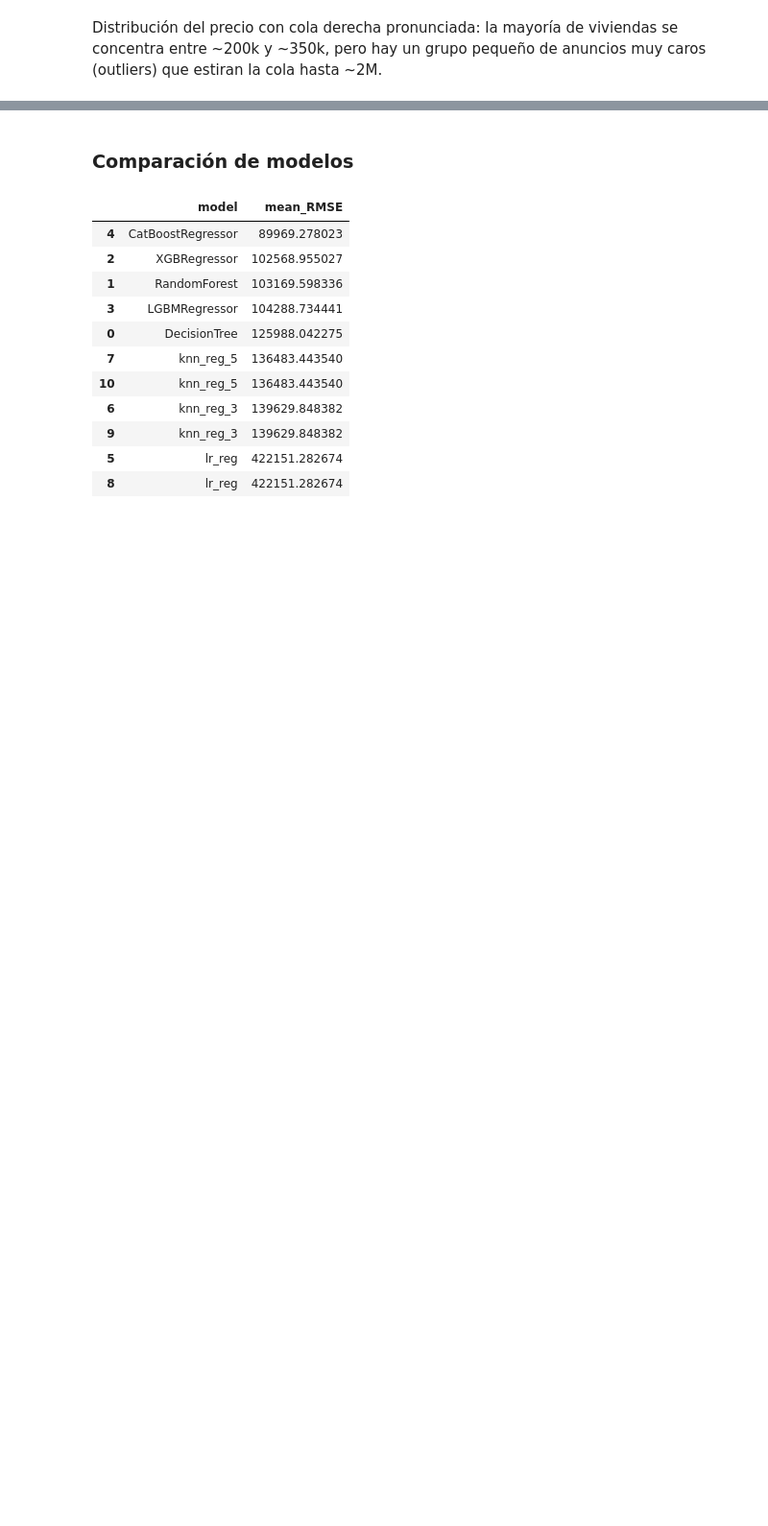
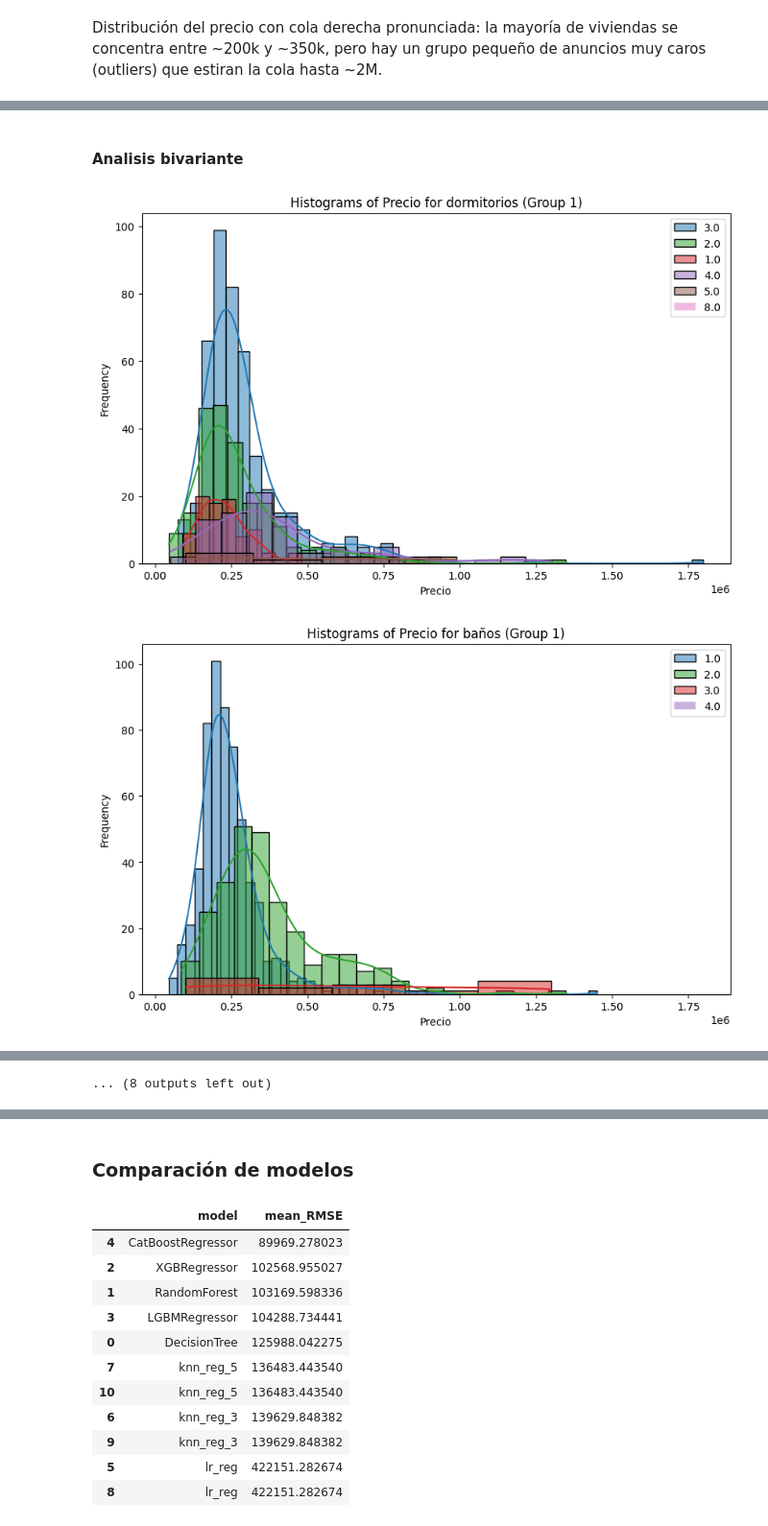
Before and after one commit to mrosm-dev/ML_Prediccion_Precio_Vivienda_Madrid, a Jupyter notebook: src/cajon_basura/notebook_pipeline -Mili.ipynb, the cells around one changed output, grey strips where cells are left out. Shown at 96% size. Cells and saved outputs as stored; diff of their text form; code cells hidden in the pictures; blank space fills up the shorter version.

```diff
--- a/src/cajon_basura/notebook_pipeline -Mili.ipynb
+++ b/src/cajon_basura/notebook_pipeline -Mili.ipynb
@@ -142,6 +155,6 @@ Clasificación sugerida para 973 filas, con un umbral para categórica nominal d
 # %%
 binaria = tipifica_variables(X_train_limpio)['Categorica_Binaria']
-categorica = tipifica_variables(X_train_limpio)['Categorica_Nominal']
+categoricas = tipifica_variables(X_train_limpio)['Categorica']
 num_discreta = tipifica_variables(X_train_limpio)['Numerica_Discreta']
 num_continua = tipifica_variables(X_train_limpio)['Numerica_Continua']
 numericas = num_discreta + num_continua
@@ -151,0 +165,5 @@ X_train_limpio[numericas].hist(figsize=(14, 10));
+# %%
+train_set = X_train_limpio.copy()
+train_set['Precio'] = y_train.values
+target = 'Precio'
+train_set
@@ -151,0 +184,12 @@ X_train_limpio[numericas].hist(figsize=(14, 10));
+# %% [markdown]
+#### Analisis bivariante
+# %%
+
+for col in (categoricas + binaria):
+    if col in train_set.columns:
+        bt.plot_grouped_histograms(train_set, cat_col=col, num_col='Precio', group_size = 7 )
+    else:
+        print(f'[WARN] {col} no está en df_plot.columns')
+# %% [output]
+[figure, added]
+[figure, added]
@@ -151,0 +206 @@ X_train_limpio[numericas].hist(figsize=(14, 10));
+... (8 outputs left out)
```
Also changed, not shown: parts of 18 cells of this notebook, 1 other file.
